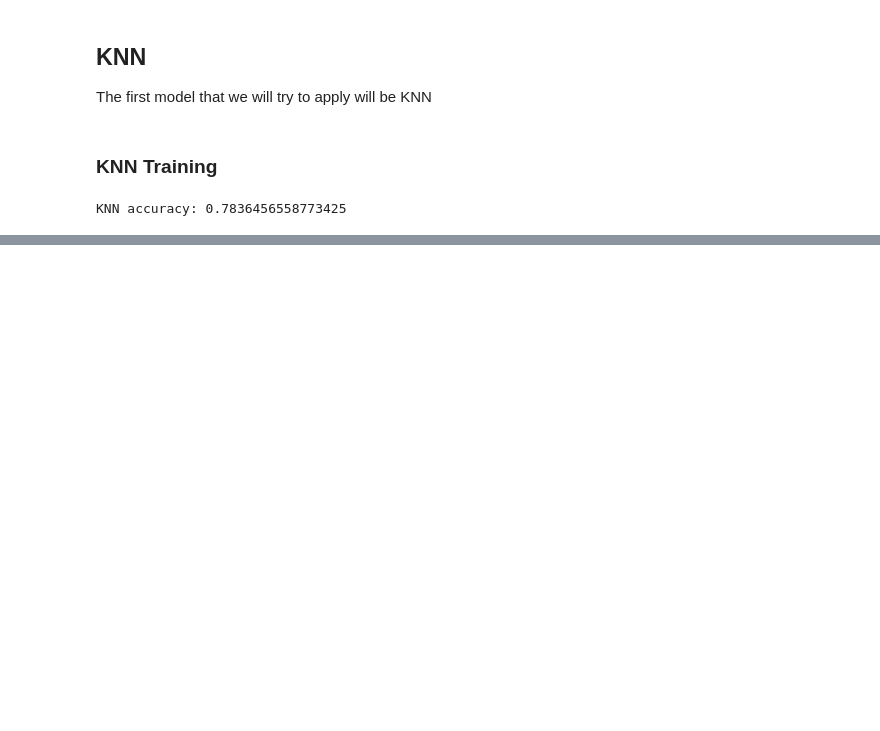
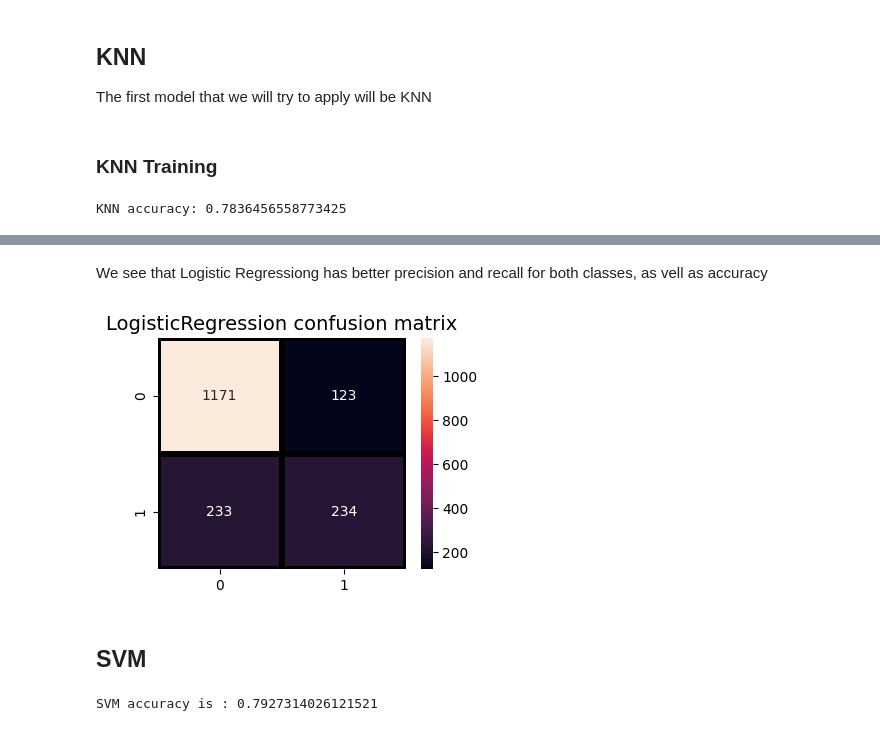
Before and after one commit to nobodyexistsonpurpose/telco_customer_churn, a Jupyter notebook: 03_applying_models.ipynb, the cells around one changed output, grey strips where cells are left out. Drawn from its saved outputs; the diff is of its cells as text; code cells hidden in the pictures; blank space fills up the shorter version.

```diff
--- a/03_applying_models.ipynb
+++ b/03_applying_models.ipynb
@@ -91,0 +179,6 @@ KNN accuracy: 0.7836456558773425
+# %%
+lr_model = LogisticRegression()
+lr_model.fit(X_train,y_train)
+predicted_y = lr_model.predict(X_test)
+accuracy_lr = lr_model.score(X_test,y_test)
+print("Logistic Regression accuracy is :",accuracy_lr)
@@ -91,0 +201,21 @@ KNN accuracy: 0.7836456558773425
+# %% [markdown]
+We see that Logistic Regressiong has better precision and recall for both classes, as vell as accuracy
+# %%
+plt.figure(figsize=(4,3))
+sns.heatmap(confusion_matrix(y_test, predicted_y),
+                annot=True,fmt = "d",linecolor="k",linewidths=3)
+
+plt.title("LogisticRegression confusion matrix",fontsize=14)
+plt.show()
+# %% [output]
+[figure, added]
+# %% [markdown]
+## SVM
+# %%
+svc_model = SVC(random_state = 1)
+svc_model.fit(X_train,y_train)
+predicted_y = svc_model.predict(X_test)
+accuracy_svc = svc_model.score(X_test,y_test)
+print("SVM accuracy is :",accuracy_svc)
+# %% [output]
+SVM accuracy is : 0.7927314026121521
```
Also changed, not shown: parts of 31 cells of this notebook.
